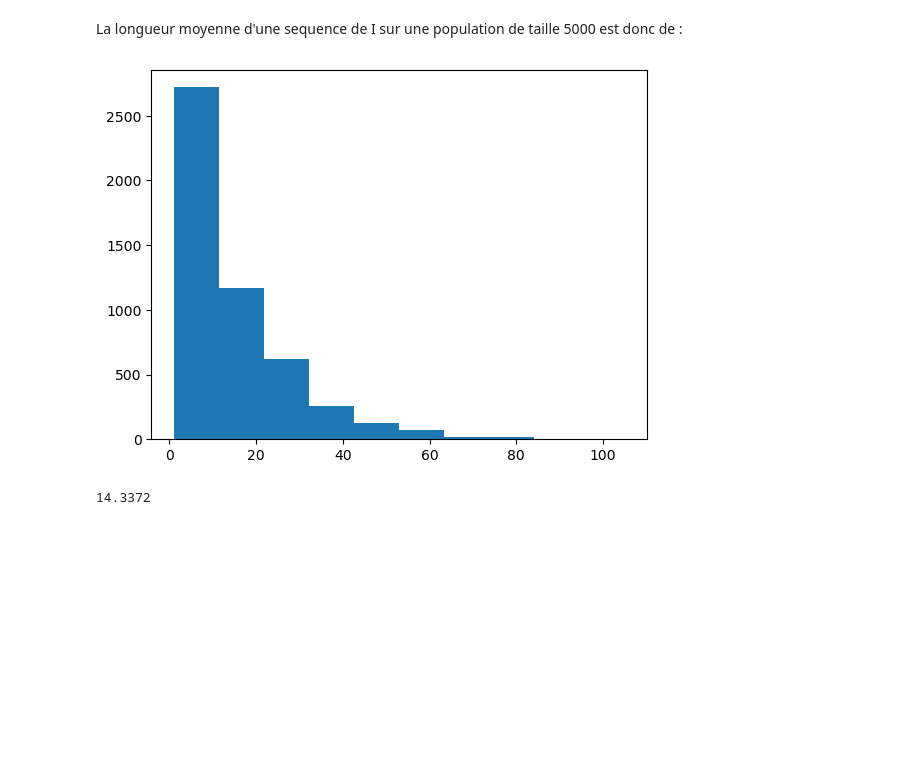
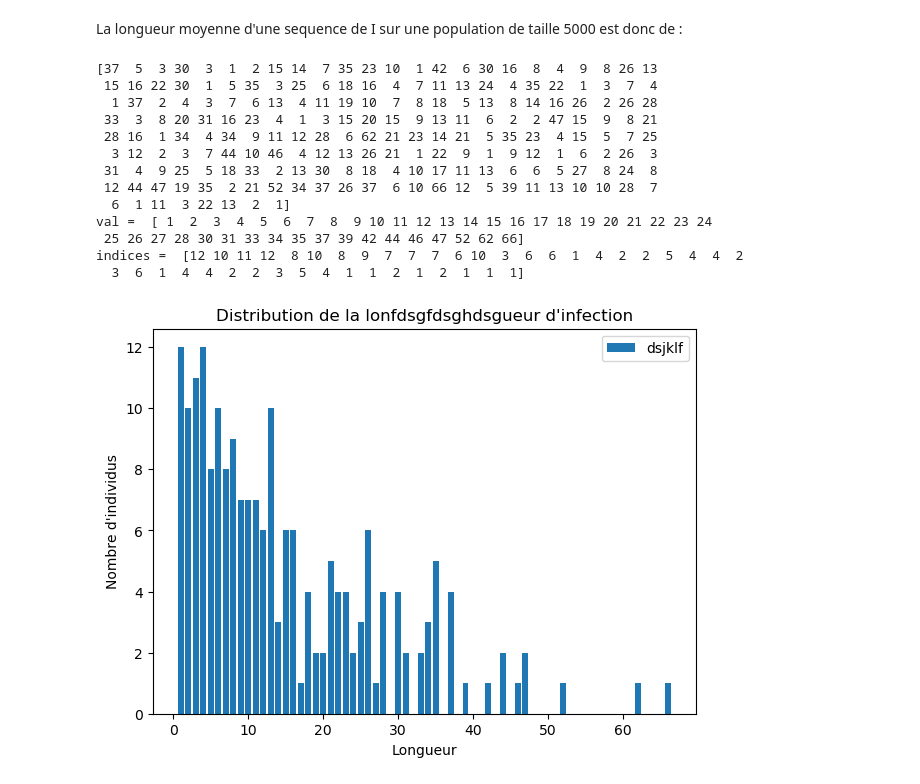
Before and after one commit to yokyann/epidemiologie, a Jupyter notebook: projet3b.ipynb, the cells around one changed output. Cells and saved outputs as stored; diff of their text form; code cells hidden in the pictures; blank space fills up the shorter version.

```diff
--- a/projet3b.ipynb
+++ b/projet3b.ipynb
@@ -244,7 +257,7 @@ plt.show()
 # %% [markdown]
 Pour 5000 individus :
 # %%
-p = gen_sequences_population(A,pi0,5000,150)
+z = gen_sequences_population(A,pi0,5000,150)
 print(p.shape)
 r=compteur(p,150)
 
@@ -265,16 +278,42 @@ La longueur moyenne d'une sequence de I sur une population de taille 5000 est do
 # %%
 def moyenneI(sequences,t,a):
     r = np.zeros(a)
     for i in range(0,a):
         for j in range(0,t):
             if sequences[i][j] == 1.:
                 r[i]+= 1
+    print(sequences)
     plt.hist(r)
     plt.show()
     res = np.sum(r)/a
     return res
 
-print(moyenneI(p,150,5000))
+# print(moyenneI(p,150,5000))
+a = np.count_nonzero(p == 1., axis=1)
+print(a)
+val , indices = np.unique(a, return_counts=True)
+print("val = ",val)
+print( "indices = ",indices)
+# graph(val, indices,"hjfkd")
+fig = plt.figure(figsize=(7, 5))
+plt.title("Distribution de la lonfdsgfdsghdsgueur d'infection")
+plt.bar(val,indices,label ='dsjklf')
+plt.xlabel("Longueur")
+plt.ylabel("Nombre d'individus")
+plt.legend()
+plt.show()
 # %% [output]
+[37  5  3 30  3  1  2 15 14  7 35 23 10  1 42  6 30 16  8  4  9  8 26 13
+ 15 16 22 30  1  5 35  3 25  6 18 16  4  7 11 13 24  4 35 22  1  3  7  4
+  1 37  2  4  3  7  6 13  4 11 19 10  7  8 18  5 13  8 14 16 26  2 26 28
+ 33  3  8 20 31 16 23  4  1  3 15 20 15  9 13 11  6  2  2 47 15  9  8 21
+ 28 16  1 34  4 34  9 11 12 28  6 62 21 23 14 21  5 35 23  4 15  5  7 25
+  3 12  2  3  7 44 10 46  4 12 13 26 21  1 22  9  1  9 12  1  6  2 26  3
+ 31  4  9 25  5 18 33  2 13 30  8 18  4 10 17 11 13  6  6  5 27  8 24  8
+ 12 44 47 19 35  2 21 52 34 37 26 37  6 10 66 12  5 39 11 13 10 10 28  7
+  6  1 11  3 22 13  2  1]
+val =  [ 1  2  3  4  5  6  7  8  9 10 11 12 13 14 15 16 17 18 19 20 21 22 23 24
+ 25 26 27 28 30 31 33 34 35 37 39 42 44 46 47 52 62 66]
+indices =  [12 10 11 12  8 10  8  9  7  7  7  6 10  3  6  6  1  4  2  2  5  4  4  2
+  3  6  1  4  4  2  2  3  5  4  1  1  2  1  2  1  1  1]
-[figure, old version]
+[figure, new version]
-14.3372
```
Also changed, not shown: parts of 6 cells of this notebook, 1 other file.
